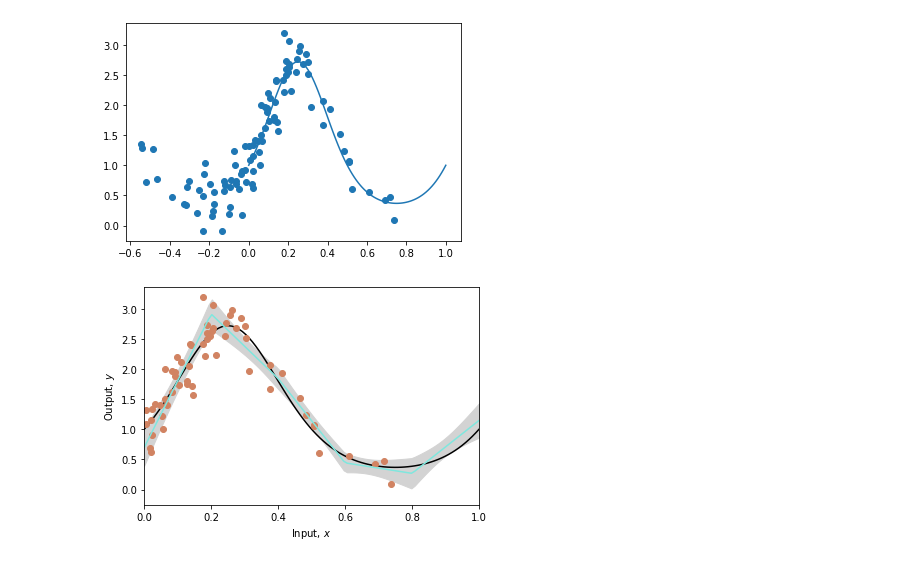
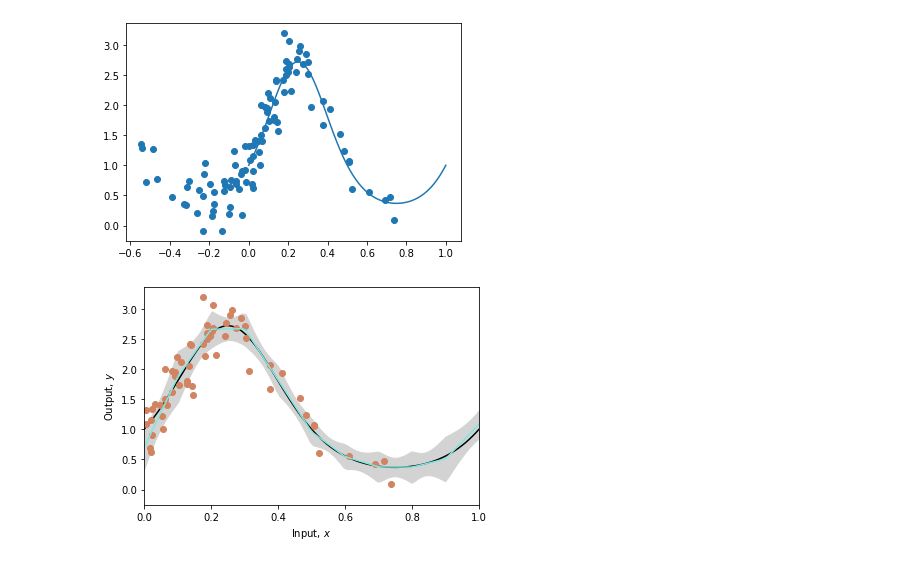
Before and after one commit to cocohearts/udl-notebooks, a Jupyter notebook: Chap08/8_2_Bias_Variance_Trade_Off.ipynb, the cells around one changed output. Saved outputs shown, nothing was run; the diff lists cells and outputs as text; code cells hidden in the pictures.

```diff
--- a/Chap08/8_2_Bias_Variance_Trade_Off.ipynb
+++ b/Chap08/8_2_Bias_Variance_Trade_Off.ipynb
@@ -157,18 +157,18 @@ def get_model_mean_variance(n_data, n_datasets, n_hidden, sigma_func):
 # %%
 # Let's generate N random data sets, fit the model N times and look the mean and variance
 n_datasets = 100
 n_data = 100
 sigma_func = 0.3
-n_hidden = 5
+n_hidden = 10
 
 # Get mean and variance of fitted model
 np.random.seed(1)
 mean_model, std_model = get_model_mean_variance(n_data, n_datasets, n_hidden, sigma_func) ;
 
 # Plot the results
 plot_function(x_func, y_func, x_data,y_data, x_model, mean_model, sigma_model=std_model)
 # %% [output]
-[figure, old version]
+[figure, new version]
 # %%
 # TODO -- Experiment with changing the number of data points and the number of hidden variables
 # in the model.  Get a feeling for what happens in terms of the bias (squared deviation between cyan and black lines)
```
Also changed, not shown: parts of 1 cell of this notebook, 2 other files.
